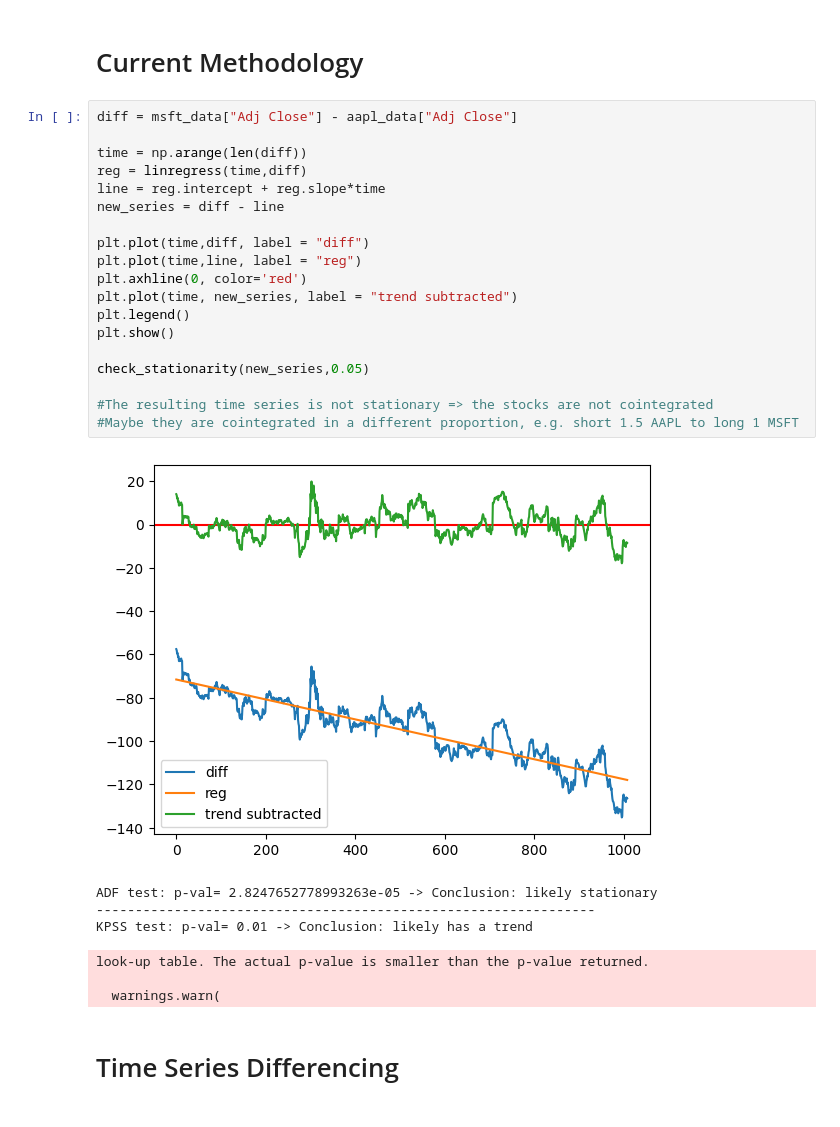
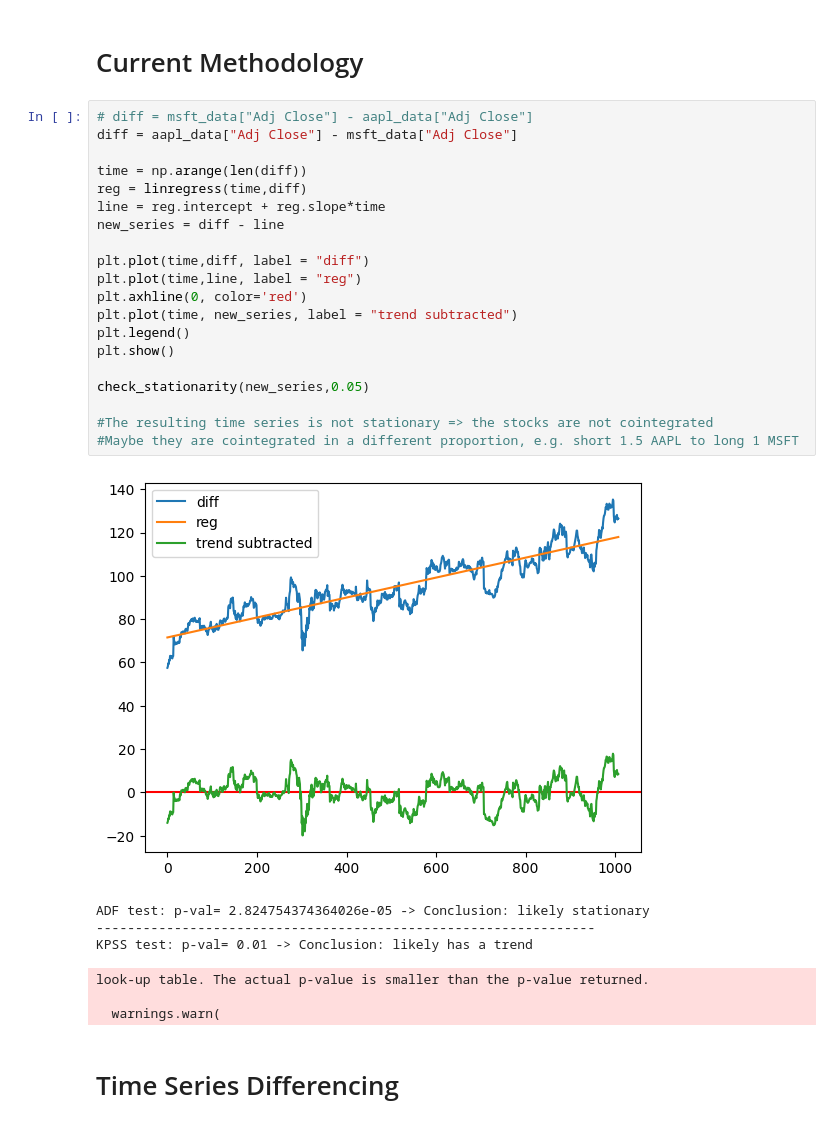
Before and after one commit to OlegGlo/DFICalgorithms, a Jupyter notebook: 23_MeanReversion/Mean Reversion REECE.ipynb, the cells around one changed output. Cells and saved outputs as stored; diff of their text form.

Commit message:
data changes

```diff
--- a/23_MeanReversion/Mean Reversion REECE.ipynb
+++ b/23_MeanReversion/Mean Reversion REECE.ipynb
@@ -86,27 +86,28 @@ plt.show()
 # %% [markdown]
 # Current Methodology
 # %%
-diff = msft_data["Adj Close"] - aapl_data["Adj Close"]
+# diff = msft_data["Adj Close"] - aapl_data["Adj Close"]
+diff = aapl_data["Adj Close"] - msft_data["Adj Close"]
 
 time = np.arange(len(diff))
 reg = linregress(time,diff)
 line = reg.intercept + reg.slope*time
 new_series = diff - line
 
 plt.plot(time,diff, label = "diff")
 plt.plot(time,line, label = "reg")
 plt.axhline(0, color='red')
 plt.plot(time, new_series, label = "trend subtracted")
 plt.legend()
 plt.show()
 
 check_stationarity(new_series,0.05)
 
 #The resulting time series is not stationary => the stocks are not cointegrated
 #Maybe they are cointegrated in a different proportion, e.g. short 1.5 AAPL to long 1 MSFT
 # %% [output]
-[figure, old version]
+[figure, new version]
-ADF test: p-val= 2.8247652778993263e-05 -> Conclusion: likely stationary
+ADF test: p-val= 2.824754374364026e-05 -> Conclusion: likely stationary
 ----------------------------------------------------------------
 KPSS test: p-val= 0.01 -> Conclusion: likely has a trend
 look-up table. The actual p-value is smaller than the p-value returned.
```
Also changed, not shown: parts of 1 cell of this notebook, 3 other files.
